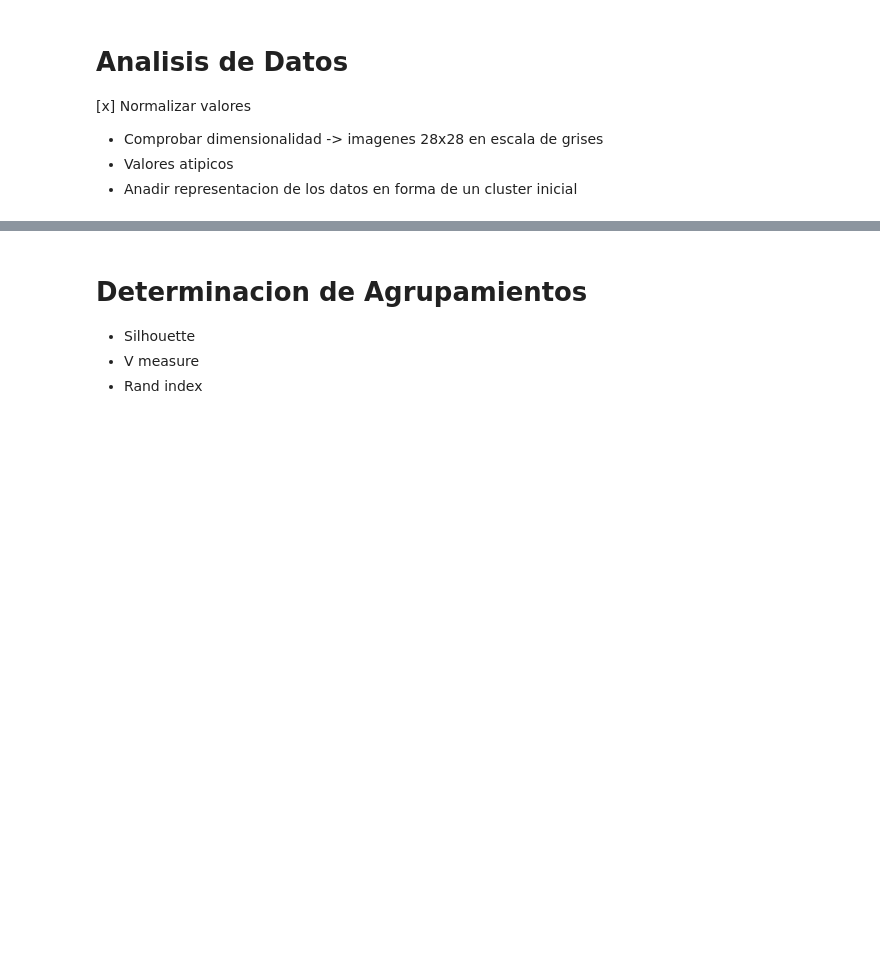
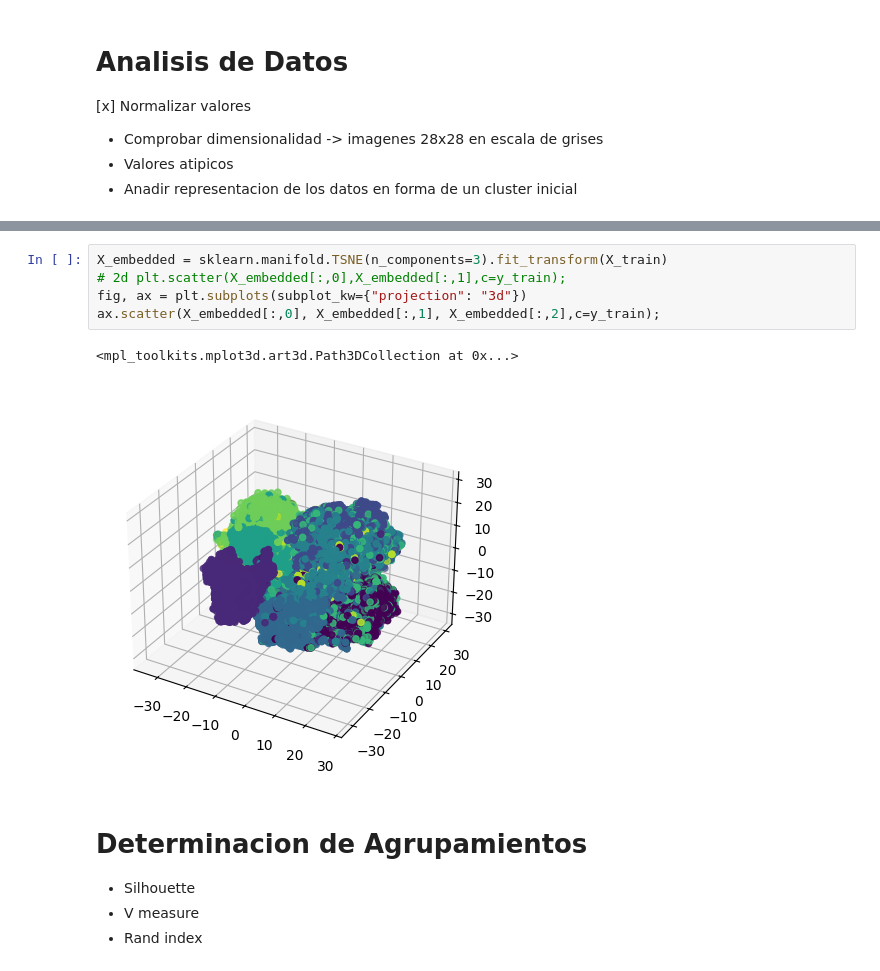
Before and after one commit to PepeRoConde/3year2sem, a Jupyter notebook: maai/p1/p1.ipynb, the cells around one changed output, grey strips where cells are left out. Cells and saved outputs as stored; diff of their text form; blank space fills up the shorter version.

```diff
--- a/maai/p1/p1.ipynb
+++ b/maai/p1/p1.ipynb
@@ -52,3 +39,11 @@ y_train: 9
+# %%
+X_embedded = sklearn.manifold.TSNE(n_components=3).fit_transform(X_train)
+# 2d plt.scatter(X_embedded[:,0],X_embedded[:,1],c=y_train);
+fig, ax = plt.subplots(subplot_kw={"projection": "3d"})
+ax.scatter(X_embedded[:,0], X_embedded[:,1], X_embedded[:,2],c=y_train);
+# %% [output]
+<mpl_toolkits.mplot3d.art3d.Path3DCollection at 0x...>
+[figure, added]
 # %% [markdown]
 # Determinacion de Agrupamientos
 
```
Also changed, not shown: parts of 8 cells of this notebook, 4 other files.
